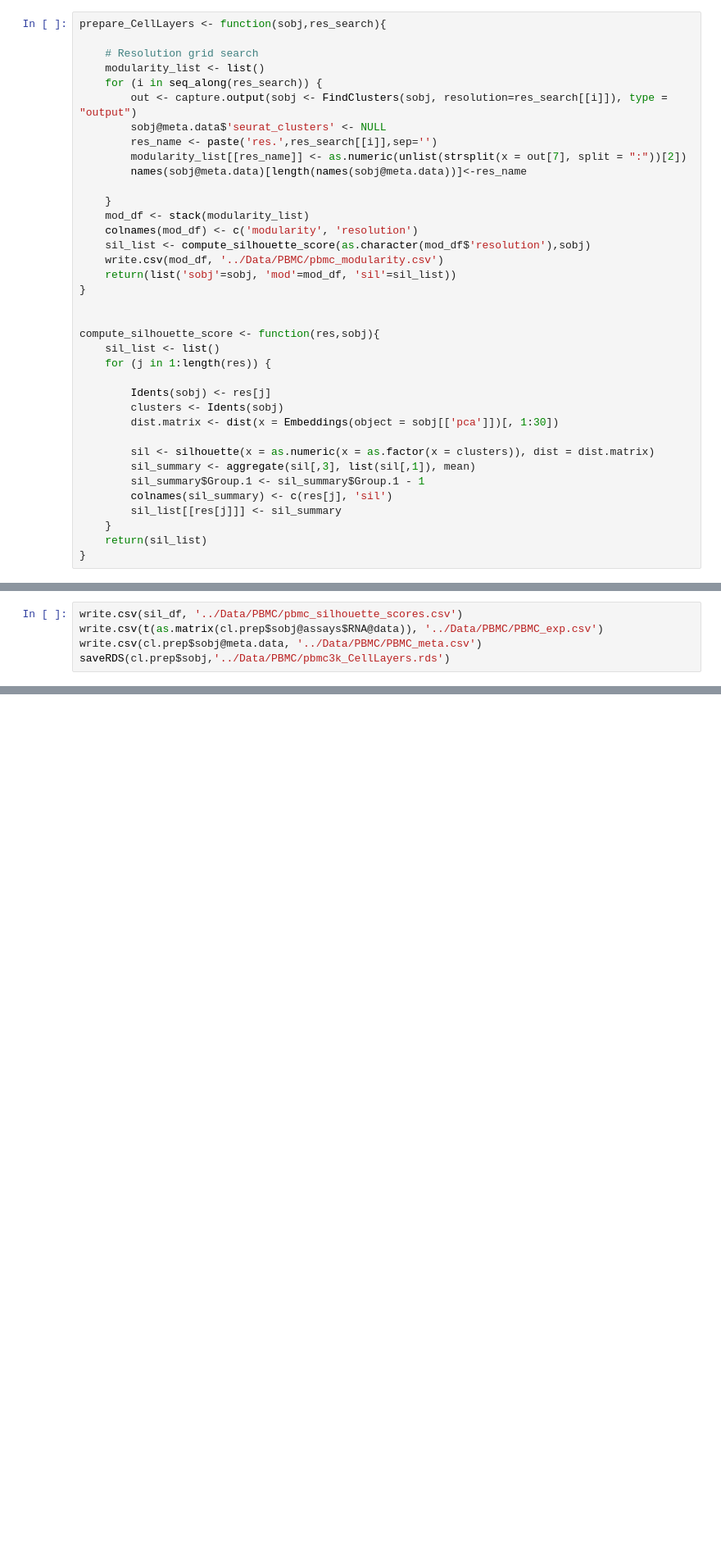
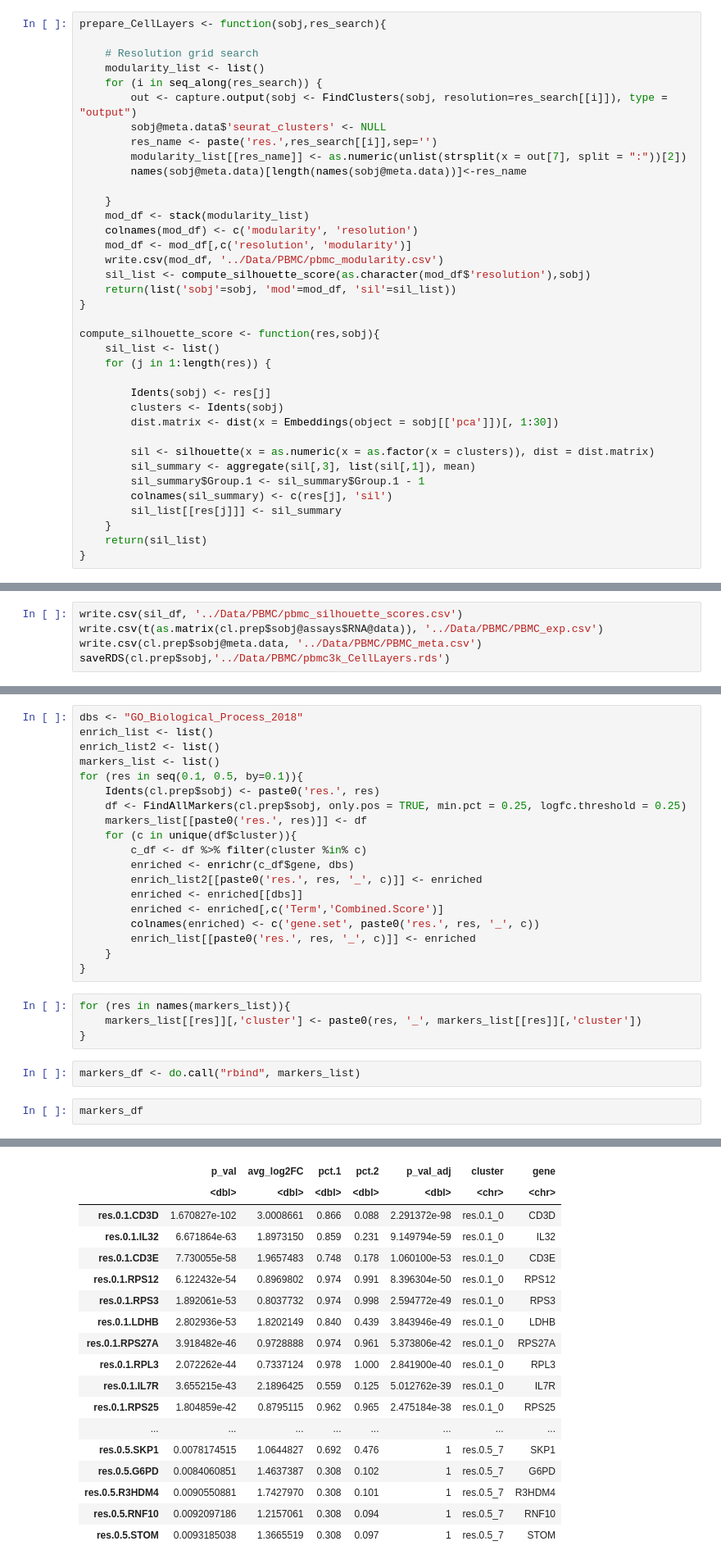
Before and after one commit to apblair/CellLayers, a Jupyter notebook: Notebooks/PBMC_PrepareData.ipynb, the cells around one changed output, grey strips where cells are left out. Shown: that part at 82% size. Cells and saved outputs as stored; diff of their text form; blank space fills up the shorter version.

Commit message:
success EnrichR multi resolution search

```diff
--- a/Notebooks/PBMC_PrepareData.ipynb
+++ b/Notebooks/PBMC_PrepareData.ipynb
@@ -37,11 +19,11 @@ prepare_CellLayers <- function(sobj,res_search){
     }
     mod_df <- stack(modularity_list)
     colnames(mod_df) <- c('modularity', 'resolution')
+    mod_df <- mod_df[,c('resolution', 'modularity')]
+    write.csv(mod_df, '../Data/PBMC/pbmc_modularity.csv')
     sil_list <- compute_silhouette_score(as.character(mod_df$'resolution'),sobj)
-    write.csv(mod_df, '../Data/PBMC/pbmc_modularity.csv')
     return(list('sobj'=sobj, 'mod'=mod_df, 'sil'=sil_list))
 }
-
 
 compute_silhouette_score <- function(res,sobj){
     sil_list <- list()
@@ -114,0 +101,28 @@ saveRDS(cl.prep$sobj,'../Data/PBMC/pbmc3k_CellLayers.rds')
+# %%
+dbs <- "GO_Biological_Process_2018"
+enrich_list <- list()
+enrich_list2 <- list()
+markers_list <- list()
+for (res in seq(0.1, 0.5, by=0.1)){
+    Idents(cl.prep$sobj) <- paste0('res.', res)
+    df <- FindAllMarkers(cl.prep$sobj, only.pos = TRUE, min.pct = 0.25, logfc.threshold = 0.25)
+    markers_list[[paste0('res.', res)]] <- df
+    for (c in unique(df$cluster)){
+        c_df <- df %>% filter(cluster %in% c)
+        enriched <- enrichr(c_df$gene, dbs)
+        enrich_list2[[paste0('res.', res, '_', c)]] <- enriched
+        enriched <- enriched[[dbs]]
+        enriched <- enriched[,c('Term','Combined.Score')]
+        colnames(enriched) <- c('gene.set', paste0('res.', res, '_', c))
+        enrich_list[[paste0('res.', res, '_', c)]] <- enriched
+    }
+}
+# %%
+for (res in names(markers_list)){
+    markers_list[[res]][,'cluster'] <- paste0(res, '_', markers_list[[res]][,'cluster'])
+}
+# %%
+markers_df <- do.call("rbind", markers_list)
+# %%
+markers_df
+# %% [output]
@@ -114,0 +130,18 @@ saveRDS(cl.prep$sobj,'../Data/PBMC/pbmc3k_CellLayers.rds')
+|  | p_val | avg_log2FC | pct.1 | pct.2 | p_val_adj | cluster | gene |
+|  | <dbl> | <dbl> | <dbl> | <dbl> | <dbl> | <chr> | <chr> |
+| res.0.1.CD3D | 1.670827e-102 | 3.0008661 | 0.866 | 0.088 | 2.291372e-98 | res.0.1_0 | CD3D |
+| res.0.1.IL32 | 6.671864e-63 | 1.8973150 | 0.859 | 0.231 | 9.149794e-59 | res.0.1_0 | IL32 |
+| res.0.1.CD3E | 7.730055e-58 | 1.9657483 | 0.748 | 0.178 | 1.060100e-53 | res.0.1_0 | CD3E |
+| res.0.1.RPS12 | 6.122432e-54 | 0.8969802 | 0.974 | 0.991 | 8.396304e-50 | res.0.1_0 | RPS12 |
+| res.0.1.RPS3 | 1.892061e-53 | 0.8037732 | 0.974 | 0.998 | 2.594772e-49 | res.0.1_0 | RPS3 |
+| res.0.1.LDHB | 2.802936e-53 | 1.8202149 | 0.840 | 0.439 | 3.843946e-49 | res.0.1_0 | LDHB |
+| res.0.1.RPS27A | 3.918482e-46 | 0.9728888 | 0.974 | 0.961 | 5.373806e-42 | res.0.1_0 | RPS27A |
+| res.0.1.RPL3 | 2.072262e-44 | 0.7337124 | 0.978 | 1.000 | 2.841900e-40 | res.0.1_0 | RPL3 |
+| res.0.1.IL7R | 3.655215e-43 | 2.1896425 | 0.559 | 0.125 | 5.012762e-39 | res.0.1_0 | IL7R |
+| res.0.1.RPS25 | 1.804859e-42 | 0.8795115 | 0.962 | 0.965 | 2.475184e-38 | res.0.1_0 | RPS25 |
+| ... | ... | ... | ... | ... | ... | ... | ... |
+| res.0.5.SKP1 | 0.0078174515 | 1.0644827 | 0.692 | 0.476 | 1 | res.0.5_7 | SKP1 |
+| res.0.5.G6PD | 0.0084060851 | 1.4637387 | 0.308 | 0.102 | 1 | res.0.5_7 | G6PD |
+| res.0.5.R3HDM4 | 0.0090550881 | 1.7427970 | 0.308 | 0.101 | 1 | res.0.5_7 | R3HDM4 |
+| res.0.5.RNF10 | 0.0092097186 | 1.2157061 | 0.308 | 0.094 | 1 | res.0.5_7 | RNF10 |
+| res.0.5.STOM | 0.0093185038 | 1.3665519 | 0.308 | 0.097 | 1 | res.0.5_7 | STOM |
```
Also changed, not shown: parts of 5 cells of this notebook, 4 other files.
